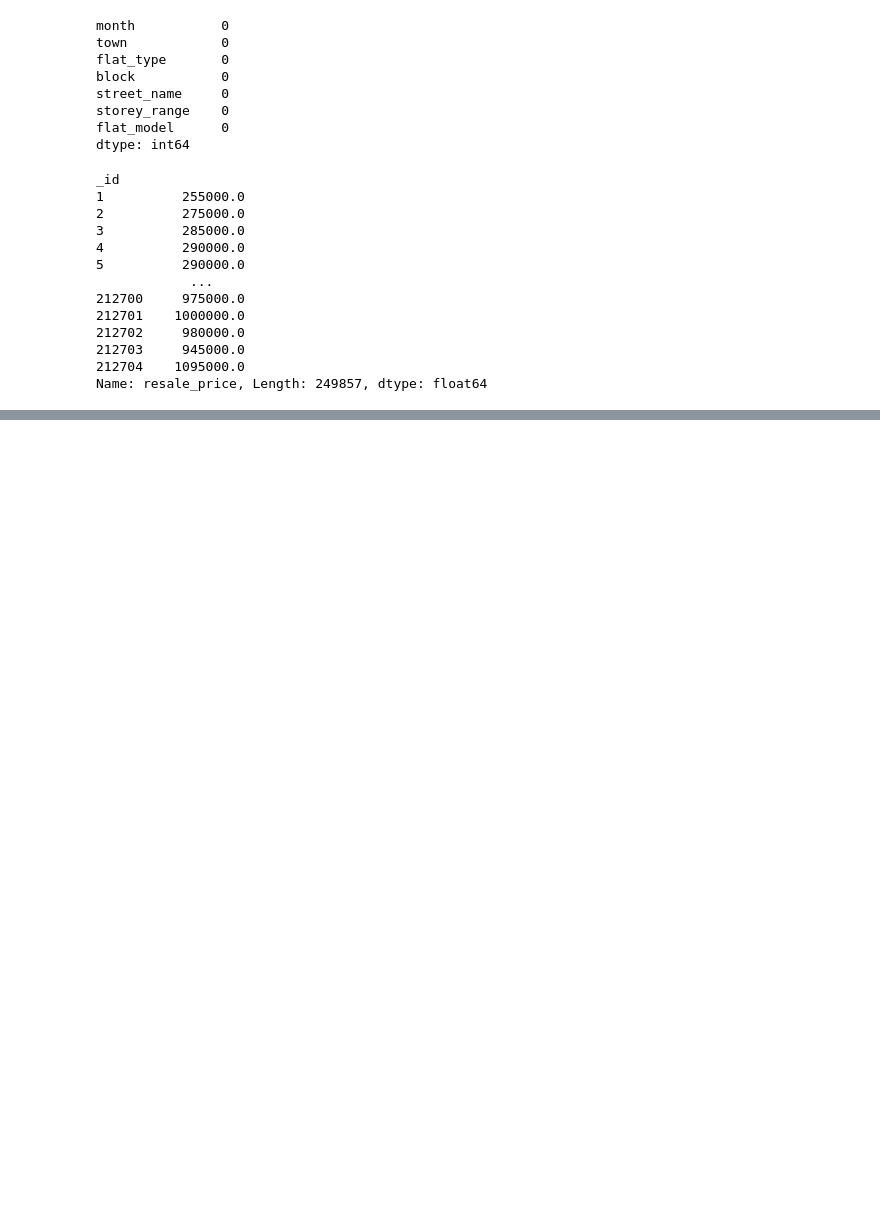
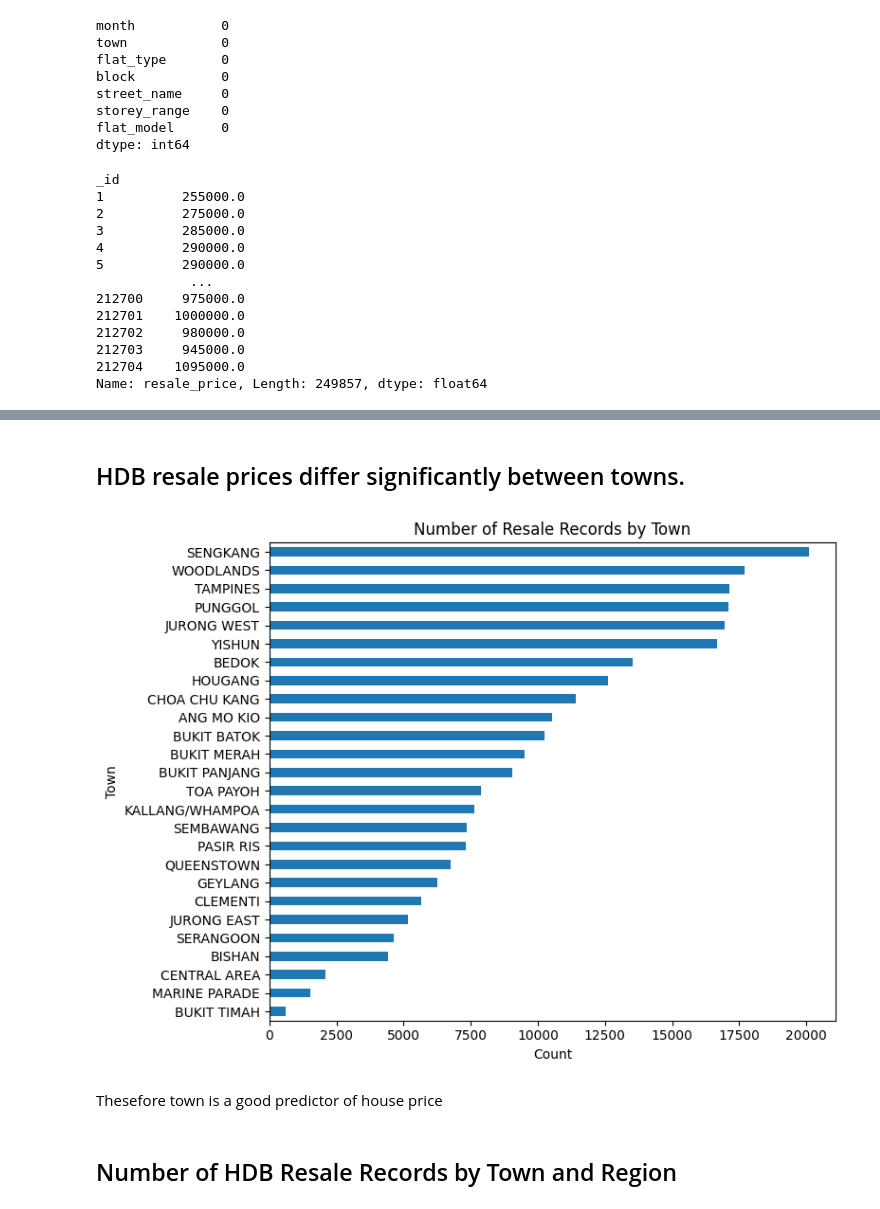
Before and after one commit to Faldho23/hdb-price-prediction, a Jupyter notebook: eda.ipynb, the cells around one changed output, grey strips where cells are left out. Saved outputs shown, nothing was run; the diff lists cells and outputs as text; code cells hidden in the pictures; blank space fills up the shorter version.

```diff
--- a/eda.ipynb
+++ b/eda.ipynb
@@ -125,0 +194,21 @@ plt.show()
+# %% [markdown]
+<h2> HDB resale prices differ significantly between towns.
+# %%
+# Count and sort number of records per town
+town_counts = hdb_resale_data['town'].value_counts(ascending=False)
+
+plt.figure(figsize=(8, 6))
+town_counts.plot(kind='barh')
+
+plt.gca().invert_yaxis()  # Highest count at the top
+plt.xlabel("Count")
+plt.ylabel("Town")
+plt.title("Number of Resale Records by Town")
+plt.tight_layout()
+plt.show()
+# %% [output]
+[figure, added]
+# %% [markdown]
+Thesefore town is a good predictor of house price
+# %% [markdown]
+<h2>Number of HDB Resale Records by Town and Region
```
Also changed, not shown: parts of 46 cells of this notebook.
